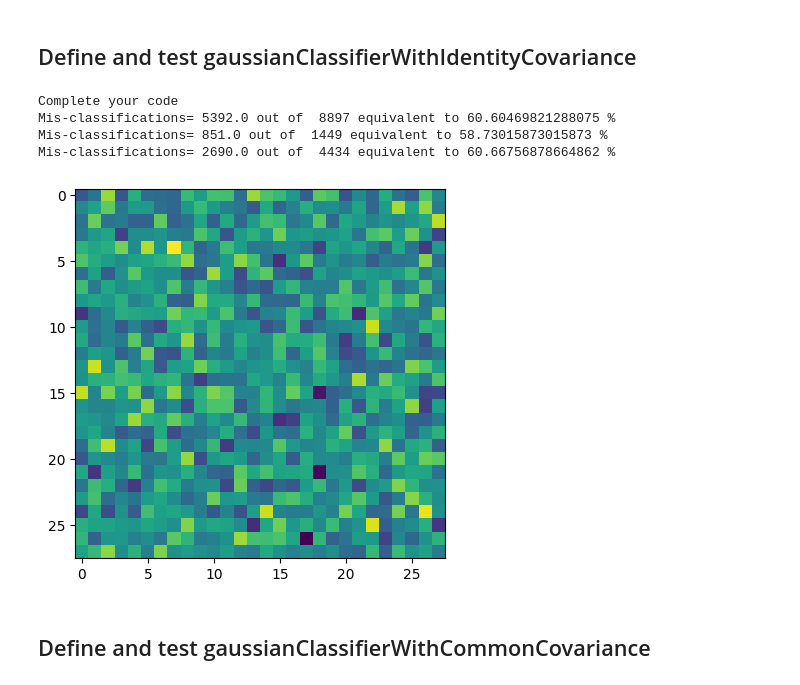
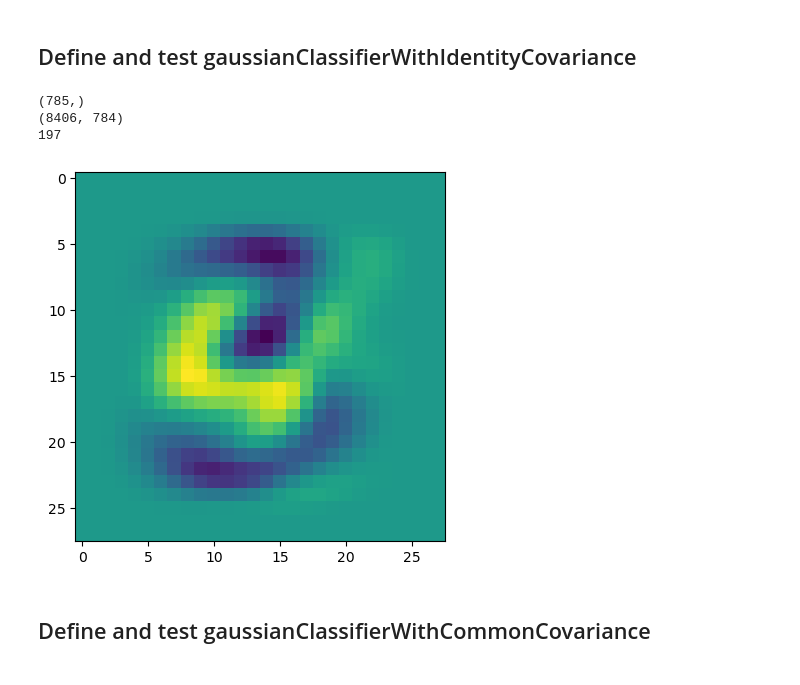
Before and after one commit to brandonegg/MNIST-classification, a Jupyter notebook: Phase1/Phase1.ipynb, the cells around one changed output. Drawn from its saved outputs; the diff is of its cells as text; code cells hidden in the pictures.

Commit message:
basic implementation of baysian classification added

```diff
--- a/Phase1/Phase1.ipynb
+++ b/Phase1/Phase1.ipynb
@@ -16,8 +16,8 @@ X, y = fetch_openml("mnist_784", version=1, return_X_y=True, as_frame=False)
 y = np.asarray([int(numeric_string) for numeric_string in y])
 
 # Change
-class1Indices = (y==0)
-class2Indices = (y==1)
+class1Indices = (y==3)
+class2Indices = (y==4)
 
 x1 = X[class1Indices]
 x2 = X[class2Indices]
@@ -59,30 +49,52 @@ def testLinearClassifier(a,X,y):
+# %%
+def testLinearClassifier(a,X,y):
+    misclassifications = 0
+
+    for i in range(0, len(X)):
+        xTilde = np.hstack((X[i], 1))
+        test = np.matmul(a.T, xTilde)
+
+        if test <= 0 and y[i] == 1:
+            misclassifications += 1
+        if test > 0 and y[i] == 0:
+            misclassifications += 1
+
+
+    return misclassifications
 # %% [markdown]
 ## Define and test gaussianClassifierWithIdentityCovariance
 # %%
 #------TRAINING CODE --------------
 
 def gaussianClassifierWithIdentityCovariance(Xtrain,ytrain):
+    #mean should be a 1 x 784 size matrix
+    u1 = np.mean(x1, axis = 0)
+    u2 = np.mean(x2, axis = 0)
+    iCov = np.identity(len(u1))
+    wT = np.matmul(np.transpose(u2-u1), np.linalg.inv(iCov)) # REF: Decision HyperSurfaces (slide 28)
+    wNot = -1* np.matmul(wT, (u1+u2)/2)
 
-    a = 0.01*np.random.randn(Nfeatures+1,1)
-    print("Complete your code")
+    a = np.transpose(np.hstack((wT, wNot))) # REF: Project phase 1 description
+    print(a.shape)
 
     return a
-    #YOUR CODE HERE
 
 
 #------SIMPLE TESTING ON THE TRAINING DATA ITSELF --------------
 a = gaussianClassifierWithIdentityCovariance(X_train,y_train)
 plt.imshow(np.reshape(a[0:784],(28,28)))
 
 train = testLinearClassifier(a,X_train,y_train)
 val = testLinearClassifier(a,X_val,y_val)
 test = testLinearClassifier(a,X_test,y_test)
+
+print(X_train.shape)
+print(train)
 # %% [output]
-Complete your code
-Mis-classifications= 5392.0 out of  8897 equivalent to 60.60469821288075 %
-Mis-classifications= 851.0 out of  1449 equivalent to 58.73015873015873 %
-Mis-classifications= 2690.0 out of  4434 equivalent to 60.66756878664862 %
+(785,)
+(8406, 784)
+197
-[figure, old version]
+[figure, new version]
 # %% [markdown]
 ## Define and test gaussianClassifierWithCommonCovariance
 # %%
```
Also changed, not shown: parts of 2 cells of this notebook.
